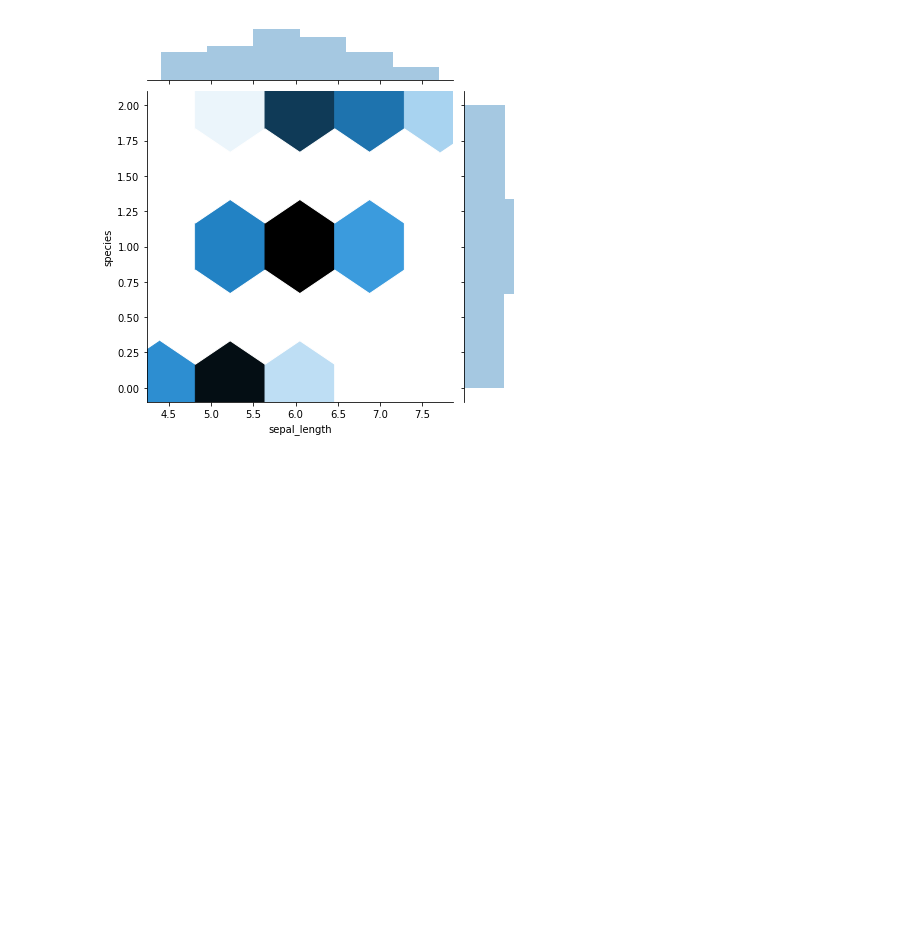
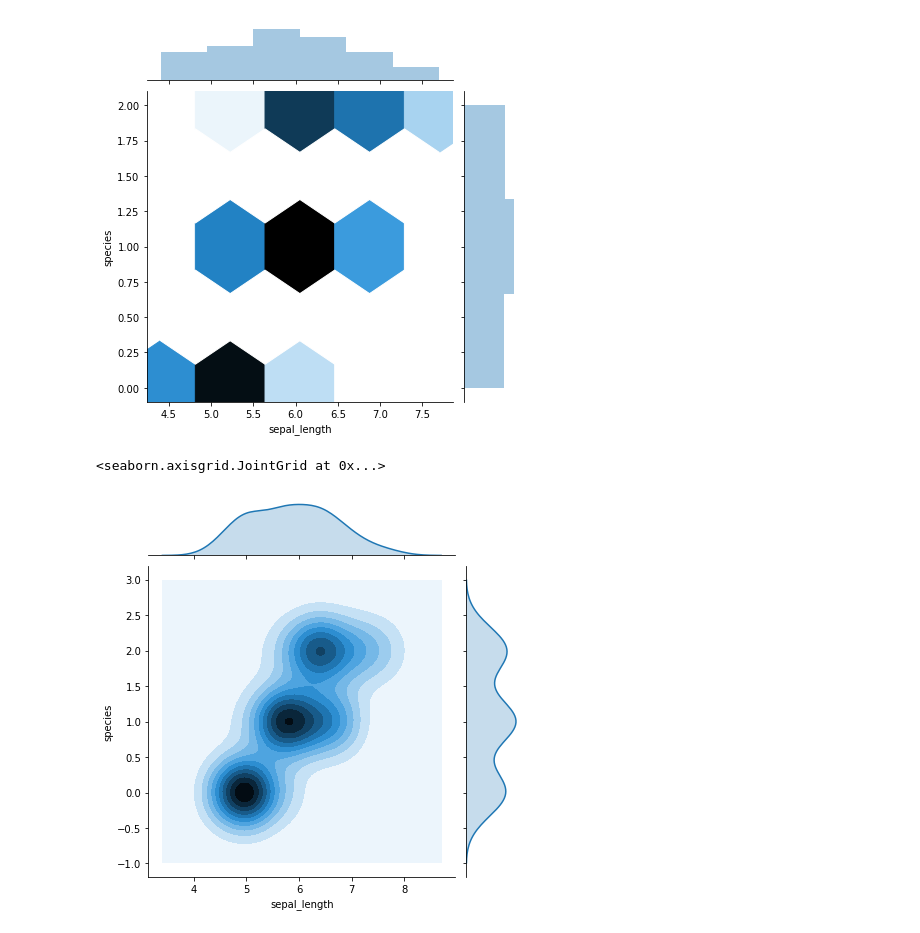
Before and after one commit to escalante-eric/ds-methodologies-exercises, a Jupyter notebook: Classification/explore.ipynb, the cells around one changed output. Cells and saved outputs as stored; diff of their text form; code cells hidden in the pictures; blank space fills up the shorter version.

```diff
--- a/Classification/explore.ipynb
+++ b/Classification/explore.ipynb
@@ -232,3 +234,8 @@ sns.jointplot("sepal_length", "species", data=train, kind="hex")
 # %% [output]
 <seaborn.axisgrid.JointGrid at 0x...>
 [figure]
+# %%
+sns.jointplot("sepal_length", "species", data=train, kind="kde")
+# %% [output]
+<seaborn.axisgrid.JointGrid at 0x...>
+[figure, added]
```
Also changed, not shown: parts of 5 cells of this notebook.
